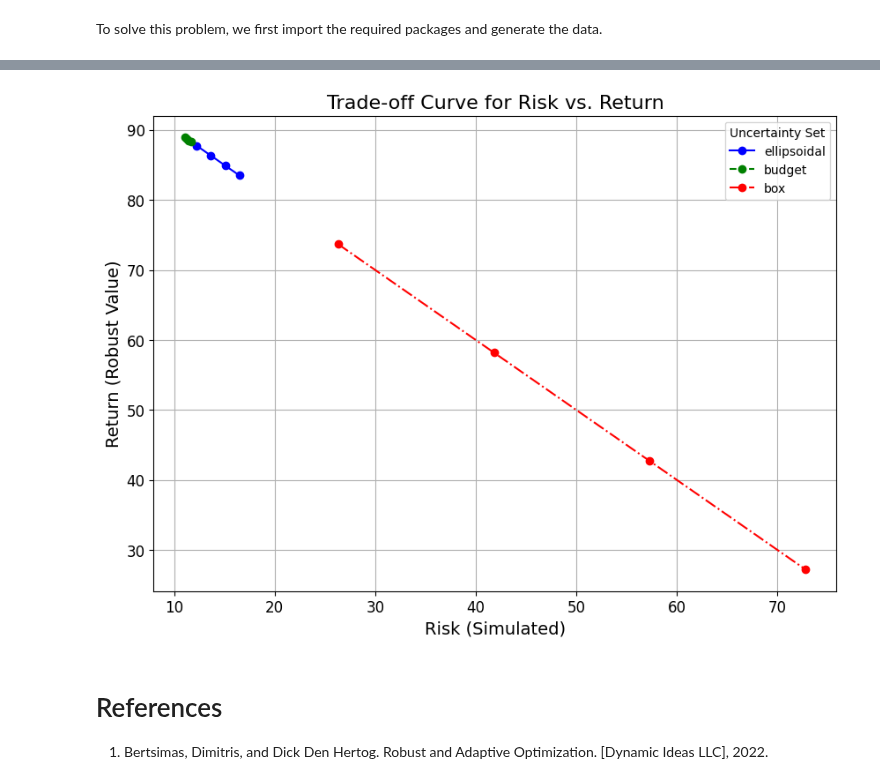
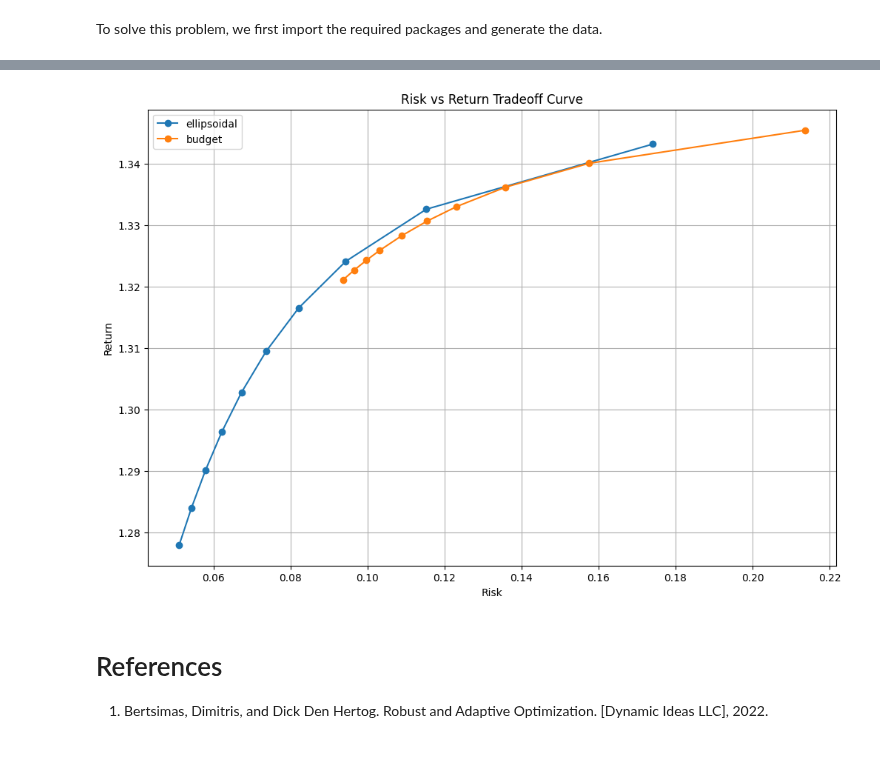
Before and after one commit to stellatogrp/lropt, a Jupyter notebook: docs/getting_started/robust_problems/robust_mean_variance_portfolio.ipynb, the cells around one changed output, grey strips where cells are left out. Drawn from its saved outputs; the diff is of its cells as text; code cells hidden in the pictures; blank space fills up the shorter version.

Commit message:
added tradeoff mean_variance portfolio

```diff
--- a/docs/getting_started/robust_problems/robust_mean_variance_portfolio.ipynb
+++ b/docs/getting_started/robust_problems/robust_mean_variance_portfolio.ipynb
@@ -25,7 +25,9 @@ b2 = 0.3
 b3 = 0.05
 b4 = 0.6
 P = 2
-RHO_VALUES = [0.5, 1.0, 1.5, 2.0]
+rho_values = np.linspace(0.1, 2.0, 10)
+names = ['ellipsoidal', 'budget']
+num_scenarios = 100  # Number of scenarios for simulation
 mu = np.zeros(N - 1)
 for i in range(N - 1):
     mu_i = GUARANTEED_RETURN + b2 * (N - i) / (N- 1)
@@ -140,42 +118,19 @@ results
-# %%
-import matplotlib.pyplot as plt
-df = pd.DataFrame(results)
-
-
-df['risk'] = 100 - df['robust_value']  # Example of simulated risk (lower robust_value, higher risk)
-
-# Define colors and line styles
-colors = {'ellipsoidal': 'blue', 'budget': 'green', 'box': 'red'}
-linestyles = {'ellipsoidal': '-', 'budget': '--', 'box': '-.'}
-
-# Create plot
-fig, ax = plt.subplots(figsize=(10, 7))
-
-# Plot risk versus return for each uncertainty set
-for label in df['uncertainty_set'].unique():
-    subset = df[df['uncertainty_set'] == label]
-    ax.plot(subset['risk'], subset['robust_value'],
-            marker='o',
-            color=colors[label],
-            linestyle=linestyles[label],
-            label=label)
-
-# Set labels and title
-ax.set_xlabel('Risk (Simulated)', fontsize=14)
-ax.set_ylabel('Return (Robust Value)', fontsize=14)
-ax.set_title('Trade-off Curve for Risk vs. Return', fontsize=16)
-
-# Set grid and customize ticks
-ax.grid(True)
-ax.tick_params(axis='both', which='major', labelsize=12)
-
-# Create legend
-ax.legend(title='Uncertainty Set')
-
-# Show plot
-plt.show()
-# %% [output]
-[figure, removed]
+# %%
+df_results = pd.DataFrame(results)
+plt.figure(figsize=(12, 8))
+
+for name in names:
+    subset = df_results[df_results['uncertainty_set'] == name]
+    plt.plot(subset['risk'], subset['return'], marker='o', label=name)
+
+plt.xlabel('Risk')
+plt.ylabel('Return')
+plt.title('Risk vs Return Tradeoff Curve')
+plt.legend()
+plt.grid(True)
+plt.show()
+# %% [output]
+[figure, added]
 # %% [markdown]
 # References
 
```
Also changed, not shown: parts of 7 cells of this notebook.
